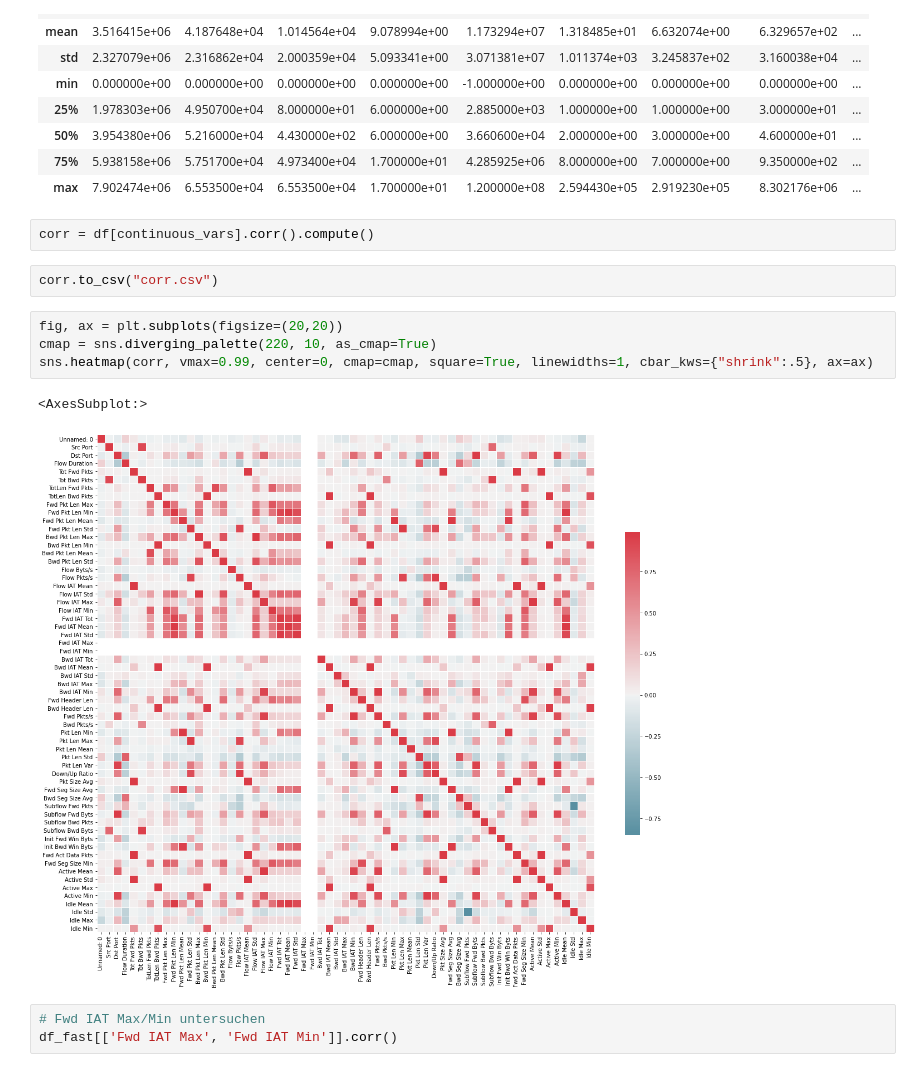
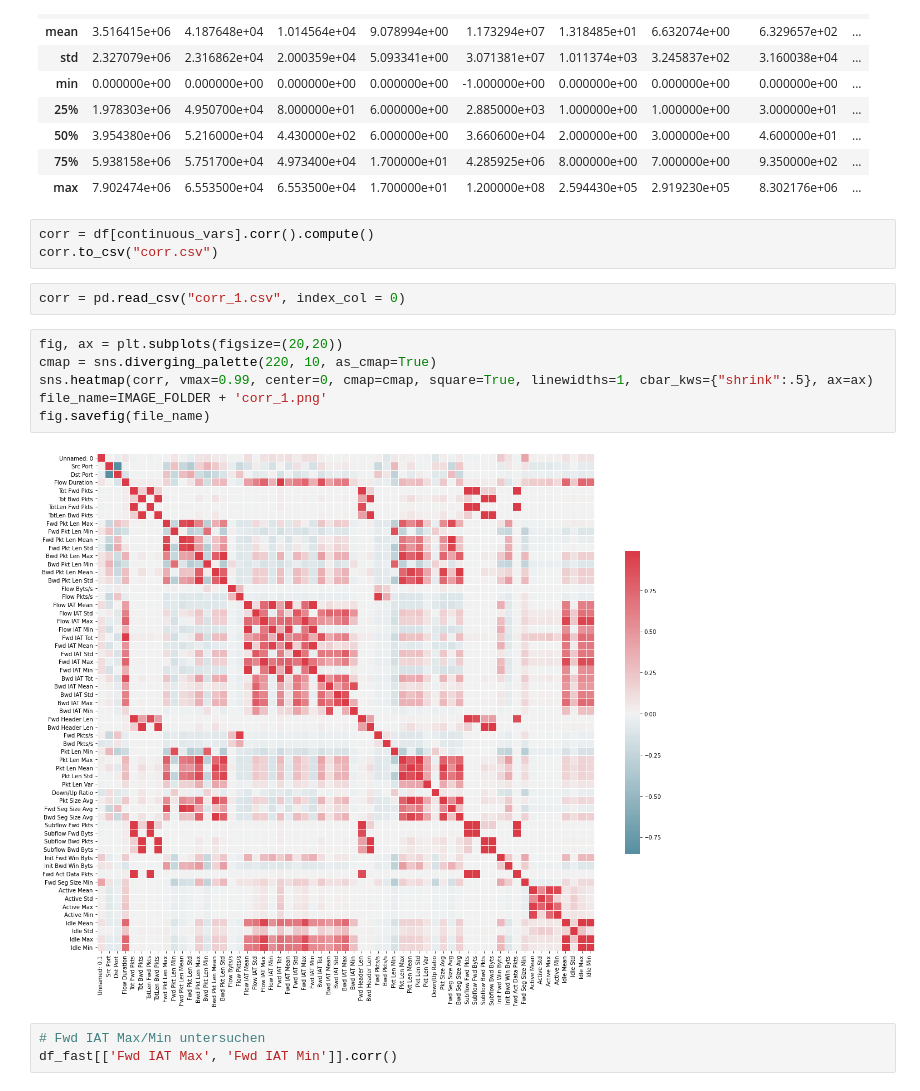
Before and after one commit to Irish-77/ddos-dompteure, a Jupyter notebook: data_exploration.ipynb, the cells around one changed output. Saved outputs shown, nothing was run; the diff lists cells and outputs as text.

```diff
--- a/data_exploration.ipynb
+++ b/data_exploration.ipynb
@@ -54,15 +73,17 @@ df.describe().compute()
 | max | 7.902474e+06 | 6.553500e+04 | 6.553500e+04 | 1.700000e+01 | 1.200000e+08 | 2.594430e+05 | 2.919230e+05 | 8.302176e+06 | ... |
 # %%
 corr = df[continuous_vars].corr().compute()
+corr.to_csv("corr.csv")
 # %%
-corr.to_csv("corr.csv")
+corr = pd.read_csv("corr_1.csv", index_col = 0)
 # %%
 fig, ax = plt.subplots(figsize=(20,20))
 cmap = sns.diverging_palette(220, 10, as_cmap=True)
 sns.heatmap(corr, vmax=0.99, center=0, cmap=cmap, square=True, linewidths=1, cbar_kws={"shrink":.5}, ax=ax)
+file_name=IMAGE_FOLDER + 'corr_1.png'
+fig.savefig(file_name)
 # %% [output]
-<AxesSubplot:>
-[figure, old version]
+[figure, new version]
 # %%
 # Fwd IAT Max/Min untersuchen
 df_fast[['Fwd IAT Max', 'Fwd IAT Min']].corr()
```
Also changed, not shown: parts of 19 cells of this notebook, 7 other files.
